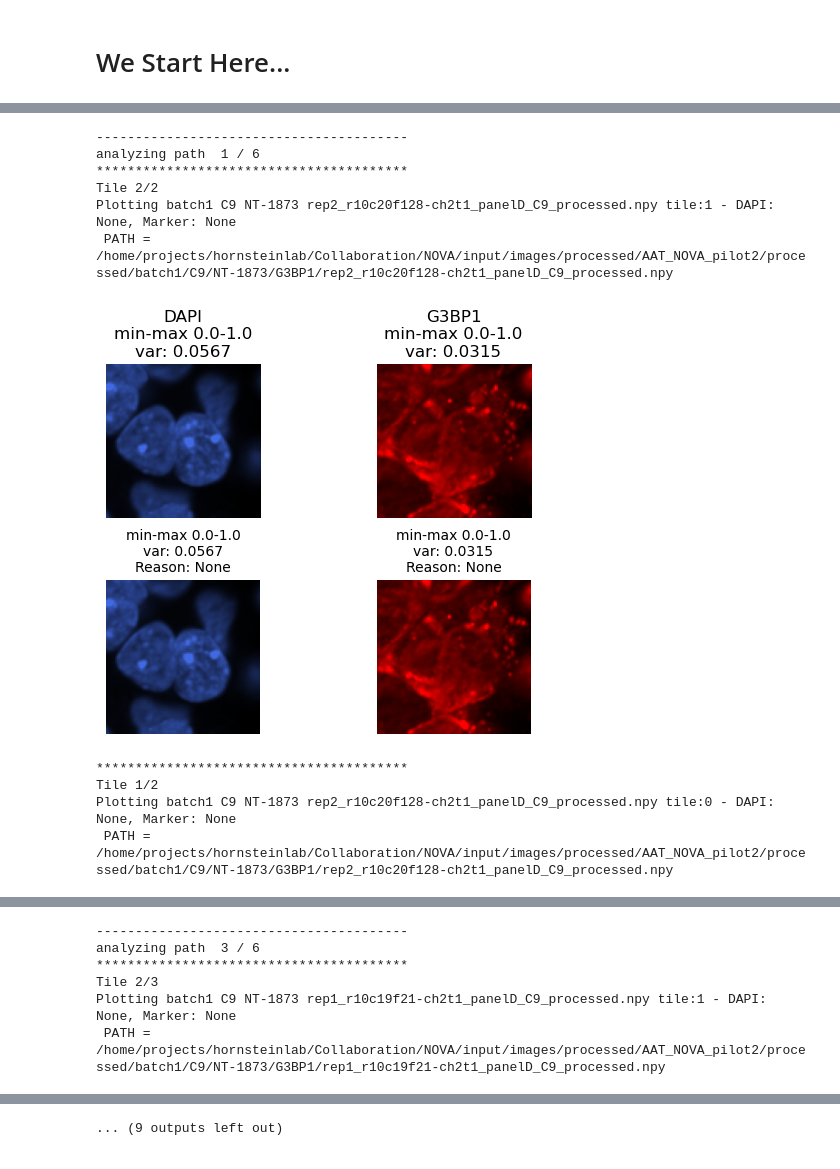
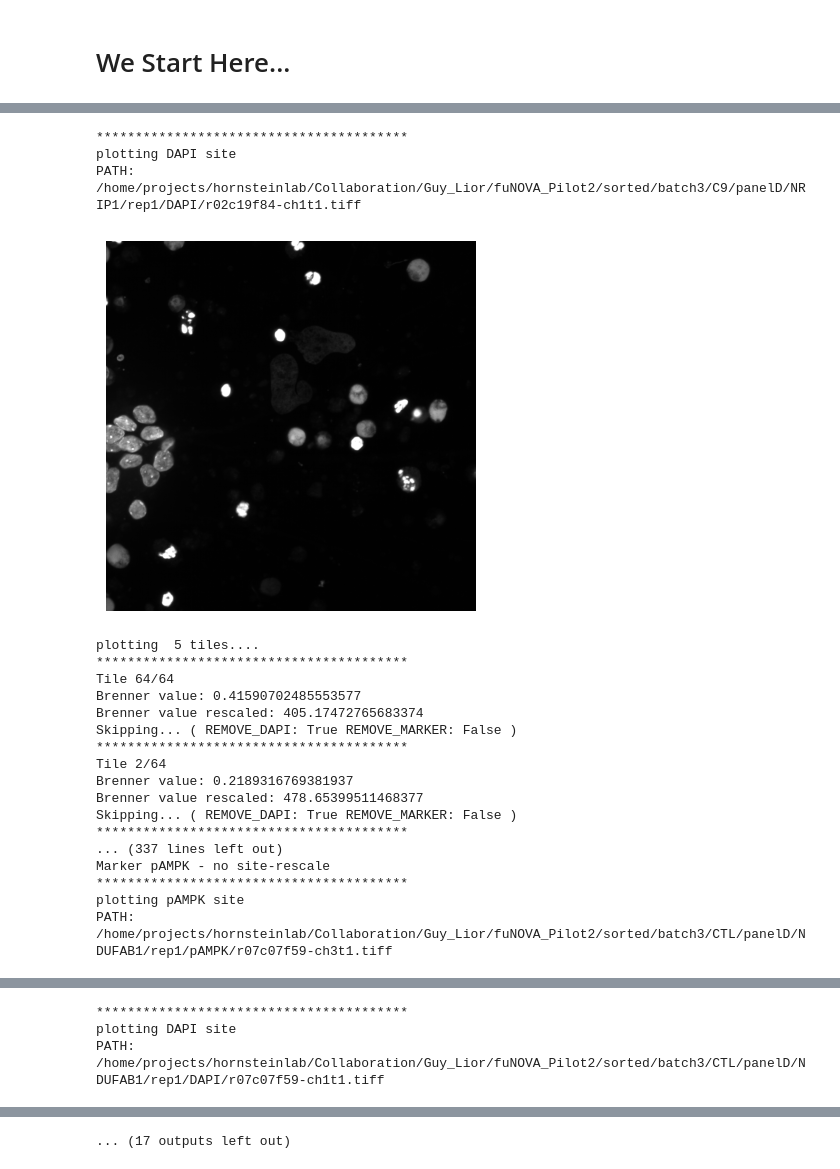
Before and after one commit to Sagykri/NOVA, a Jupyter notebook: tools/preprocessing_tools/exploring_preprocessing_thresholds.ipynb, the cells around one changed output, grey strips where cells are left out. Saved outputs shown, nothing was run; the diff lists cells and outputs as text; code cells hidden in the pictures.

```diff
--- a/tools/preprocessing_tools/exploring_preprocessing_thresholds.ipynb
+++ b/tools/preprocessing_tools/exploring_preprocessing_thresholds.ipynb
@@ -30,6 +30,7 @@ os.chdir("/home/projects/hornsteinlab/giliwo")
 NOVA_DATA_HOME = '/home/projects/hornsteinlab/Collaboration/NOVA'
 
 CONFIG_PATH = f"./NOVA/manuscript/preprocessing_config_AAT_NOVA/PreprocessingBaseConfigAATNOVA_pilot2"
+RAW = True # RAW data or processed data
 
 os.environ['NOVA_HOME'] = NOVA_HOME
 os.environ['NOVA_LOCAL'] = NOVA_LOCAL
@@ -573,7 +583,6 @@ def process_processed_files(paths, markers, num_sites_to_process, num_tiles_to_s
     split_cols = paths_df['path'].str.split(os.sep).apply(lambda x: x[-5:])  # last 6 components
     paths_df[['batch', 'cell_line', 'cond', 'marker_name', 'filename']] = pd.DataFrame(split_cols.tolist(), index=paths_df.index)
     paths_df["site"] = paths_df["filename"].str.split('-').str[0]
-    paths_df = paths_df[paths_df['cond'] == "NT-1873"]
 
     for marker in markers:
         print("X"*40)
@@ -624,7 +633,7 @@ def process_processed_files(paths, markers, num_sites_to_process, num_tiles_to_s
                                             dapi_specific_reason=dapi_specific_reason,
                                             marker_specific_reason=marker_specific_reason)
 
-def process_raw_files(paths, markers_list, num_sites_to_process, show_bad_sites, show_passed_sites, show_tiles, num_tiles_to_show, show_dapi_fail, show_marker_fail, show_all_tiles, dapi_specific_reason = "", marker_specific_reason = ""):
+def process_raw_files(paths, markers_list, filter_by_dict, num_sites_to_process, show_bad_sites, show_passed_sites, show_tiles, num_tiles_to_show, show_dapi_fail, show_marker_fail, show_all_tiles, dapi_specific_reason = "", marker_specific_reason = ""):
     """
         (1) match DAPI and marker paths to have matching site (.tiff) channels
         (2) for each marker:
@@ -645,6 +654,14 @@ def process_raw_files(paths, markers_list, num_sites_to_process, show_bad_sites,
     paths_df[['batch', 'cell_line', 'panel', 'cond', 'rep', 'marker_name', 'filename']] = pd.DataFrame(split_cols.tolist(), index=paths_df.index)
     paths_df["site"] = paths_df["filename"].str.split('-').str[0]
 
+    # Apply additional filtering based on filter_by_dict
+    mask = pd.Series(True, index=paths_df.index)
+    for col, val in filter_by_dict.items():
+        if val is None: continue
+        mask &= paths_df[col] == val
+    paths_df = paths_df[mask]
+
+
     # Count how many paths each site has
     site_counts = paths_df.groupby('site')['path'].count()
 
@@ -653,22 +670,22 @@ def process_raw_files(paths, markers_list, num_sites_to_process, show_bad_sites,
 
     # Filter the DataFrame
     filtered_df = paths_df[paths_df['site'].isin(valid_sites)]
-    print(f"Valid sites (from all markers): {len(valid_sites)} out of {len(site_counts)} total sites.")
 
     # split into markers and nuclei
     nuclei = filtered_df[filtered_df["marker_name"] == "DAPI"].rename(columns={"path": "nucleus_path"}).drop(columns=["marker_name"])
     markers = filtered_df[filtered_df["marker_name"] != "DAPI"].rename(columns={"path": "marker_path"})
-
     # merge markers with nuclei by site (and meta data)
     merged = markers.merge(nuclei, on=['site', 'batch', 'cell_line', 'panel', 'cond', 'rep'], how="inner")
-
     # keys: marker name
     # values: df of marker paths
     marker_dict = {
         marker: group.sort_values("site")
         for marker, group in merged.groupby("marker_name")
     }
-
+    print(marker_dict)
+    print("Number of valid sites per marker:")
+    for marker, df in marker_dict.items():
+        print(f"  {marker}: {len(df)}")
     ####### STEP (2) #######
     # for each marker
     for marker in markers_list:
@@ -759,14 +776,22 @@ def process_raw_files(paths, markers_list, num_sites_to_process, show_bad_sites,
 # %% [markdown]
 # We Start Here...
 # %%
+import random
 # choose markers to include
-MARKERS = ["G3BP1"]
+MARKERS = ["pAMPK"]
+# on/off signal-
+# ["pS6", "POM121", "p62", "Brightfield", "pAMPK"]
 # DAPI IS ADDED AUTOMATICLY
 #["ATF4", "FK-2", "SMI32", "pDRP1", "TOMM20", "pCaMKIIa", "pTDP-43", "TDP-43", "ATF6", "pAMPK", "G3BP1", "pS6", "PAR", "UNC13A", "Calreticulin", "POM121", "p62", "CathepsinD", "Brightfield"]
+BATCH = random.choice(["batch1", "batch2", "batch3"])
+FILTER_BY_DICT = {
+    "cell_line": None, # e.g. ["CTL", "C9"]
+    "panel": None, # e.g. "panel1",
+    "cond": None, # e.g. "NT-1873"
+    "rep": None, # e.g. "rep1"
+}
 
-RAW = False # RAW data or processed data
 MAIN_DATA_PATH = root_directory_raw if RAW else root_directory_proc
 print(MAIN_DATA_PATH)
 # choose batches
-BATCH = "batch1"
 # %% [output]
@@ -828,12 +851,12 @@ logging.disable(logging.CRITICAL)
 
 # Choose flags
 SHOW_BAD_SITES = False # plot sites that did not pass the thresholds
-SHOW_PASSED_SITES = False # plot sites that passed the thresholds
+SHOW_PASSED_SITES = True # plot sites that passed the thresholds
 NUM_SITES_TO_PROCESS = 5 # number of sites to show (randomaly picked from valid sites)
 
 SHOW_TILES = True # plot tiles
 SHOW_DAPI_FAIL = False # plot tiles that did not passed the DAPI thresholds
-SHOW_MARKER_FAIL = False # plot tiles that did not passed the marker thresholds
+SHOW_MARKER_FAIL = True # plot tiles that did not passed the marker thresholds
 # (!)   if both SHOW_DAPI_FAIL and SHOW_MARKER_FAIL are false will show only tiles that passed both marker and dapi
 SHOW_ALL_TILES = False # plot all tiles regardless of thresholds (passed and not passed) or above flags
 NUM_TILES_TO_SHOW = 5 # number of tiles to show (randomaly picked from tiles)
@@ -845,6 +868,9 @@ DAPI_SPECIFIC_REASON = ""
 MARKER_SPECIFIC_REASON = ""#"out-of-focus"
 
 print("rescale intensity thresholds:",preprocessor.preprocessing_config.RESCALE_INTENSITY)
+
+print("Batch: ", BATCH)
+
 if RAW: # raw images
         """
         (1) match DAPI and marker paths to have matching site (.tiff) channels
@@ -856,7 +882,7 @@ if RAW: # raw images
                     (!) further plotting options can be adjusted using the flags -
                         SHOW_DAPI_FAIL, SHOW_MARKER_FAIL, SHOW_ALL_TILES
         """
-        process_raw_files(paths, MARKERS,
+        process_raw_files(paths, MARKERS, FILTER_BY_DICT,
                         NUM_SITES_TO_PROCESS, SHOW_BAD_SITES, SHOW_PASSED_SITES,
                         SHOW_TILES, NUM_TILES_TO_SHOW, SHOW_DAPI_FAIL, SHOW_MARKER_FAIL, SHOW_ALL_TILES, DAPI_SPECIFIC_REASON, MARKER_SPECIFIC_REASON)
 else: # processed images
@@ -894,11 +934,21 @@ Plotting batch1 C9 NT-1873 rep1_r10c19f26-ch2t1_panelD_C9_processed.npy tile:0 -
-----------------------------------------
-analyzing path  1 / 6
 ****************************************
-Tile 2/2
-Plotting batch1 C9 NT-1873 rep2_r10c20f128-ch2t1_panelD_C9_processed.npy tile:1 - DAPI: None, Marker: None
- PATH = /home/projects/hornsteinlab/Collaboration/NOVA/input/images/processed/AAT_NOVA_pilot2/processed/batch1/C9/NT-1873/G3BP1/rep2_r10c20f128-ch2t1_panelD_C9_processed.npy
+plotting DAPI site
+PATH: /home/projects/hornsteinlab/Collaboration/Guy_Lior/fuNOVA_Pilot2/sorted/batch3/C9/panelD/NRIP1/rep1/DAPI/r02c19f84-ch1t1.tiff
-[figure, old version]
+[figure, new version]
+plotting  5 tiles....
 ****************************************
-Tile 1/2
-Plotting batch1 C9 NT-1873 rep2_r10c20f128-ch2t1_panelD_C9_processed.npy tile:0 - DAPI: None, Marker: None
- PATH = /home/projects/hornsteinlab/Collaboration/NOVA/input/images/processed/AAT_NOVA_pilot2/processed/batch1/C9/NT-1873/G3BP1/rep2_r10c20f128-ch2t1_panelD_C9_processed.npy
+Tile 64/64
+Brenner value: 0.41590702485553577
+Brenner value rescaled: 405.17472765683374
+Skipping... ( REMOVE_DAPI: True REMOVE_MARKER: False )
+****************************************
+Tile 2/64
+Brenner value: 0.2189316769381937
+Brenner value rescaled: 478.65399511468377
+Skipping... ( REMOVE_DAPI: True REMOVE_MARKER: False )
+****************************************
+... (337 lines left out)
+Marker pAMPK - no site-rescale
+****************************************
+plotting pAMPK site
+PATH: /home/projects/hornsteinlab/Collaboration/Guy_Lior/fuNOVA_Pilot2/sorted/batch3/CTL/panelD/NDUFAB1/rep1/pAMPK/r07c07f59-ch3t1.tiff
@@ -906,6 +956,3 @@ Plotting batch1 C9 NT-1873 rep2_r10c20f128-ch2t1_panelD_C9_processed.npy tile:0
-----------------------------------------
-analyzing path  3 / 6
 ****************************************
-Tile 2/3
-Plotting batch1 C9 NT-1873 rep1_r10c19f21-ch2t1_panelD_C9_processed.npy tile:1 - DAPI: None, Marker: None
- PATH = /home/projects/hornsteinlab/Collaboration/NOVA/input/images/processed/AAT_NOVA_pilot2/processed/batch1/C9/NT-1873/G3BP1/rep1_r10c19f21-ch2t1_panelD_C9_processed.npy
+plotting DAPI site
+PATH: /home/projects/hornsteinlab/Collaboration/Guy_Lior/fuNOVA_Pilot2/sorted/batch3/CTL/panelD/NDUFAB1/rep1/DAPI/r07c07f59-ch1t1.tiff
@@ -913 +960 @@ Plotting batch1 C9 NT-1873 rep1_r10c19f21-ch2t1_panelD_C9_processed.npy tile:1 -
-... (9 outputs left out)
+... (17 outputs left out)
```
Also changed, not shown: parts of 9 cells of this notebook, 3 other files.
